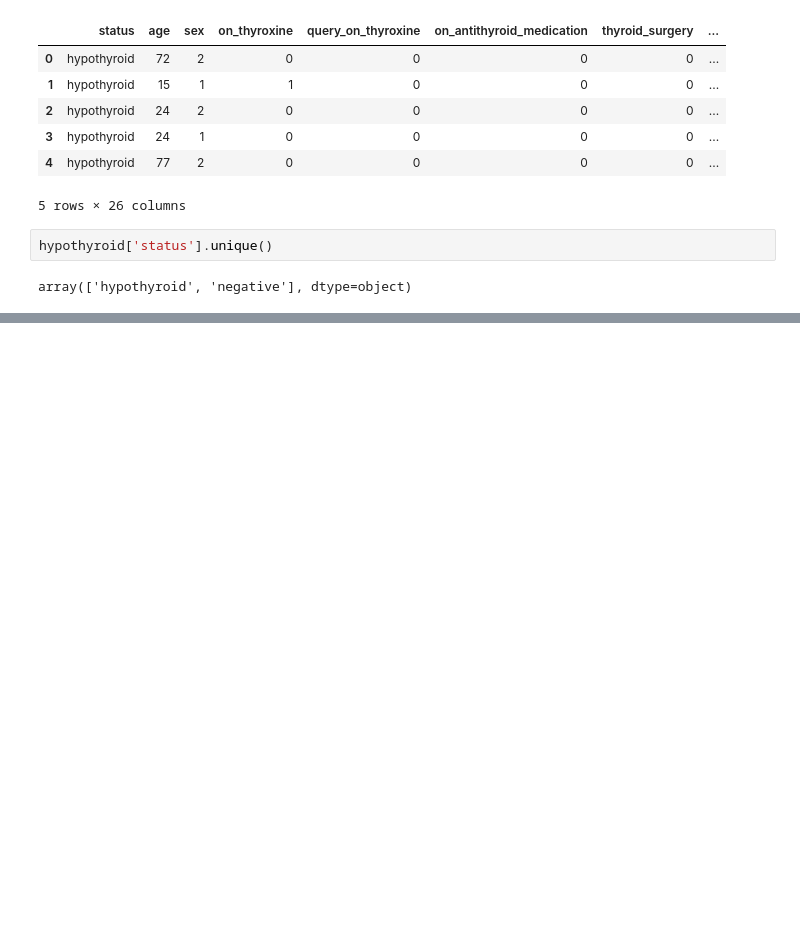
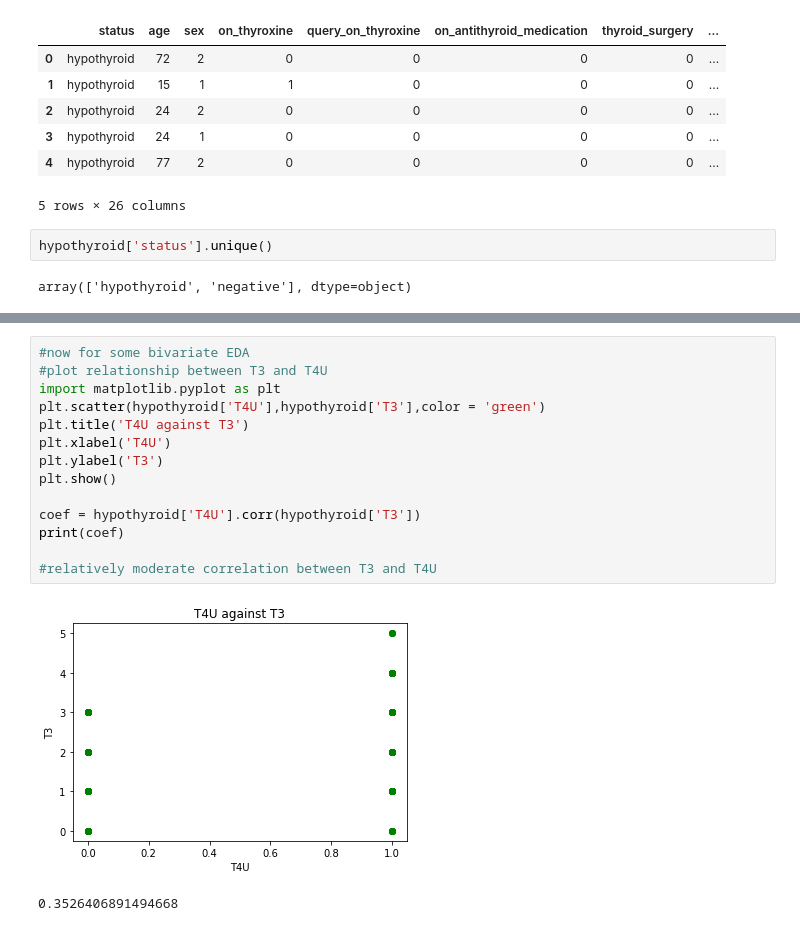
Before and after one commit to DaveChui/Machine-Learning-Algorithm-fro-Hyperthyroid-detection, a Jupyter notebook: Decision_Trees_and_SVM_Dave_Njoroge_IP.ipynb, the cells around one changed output, grey strips where cells are left out. Cells and saved outputs as stored; diff of their text form; blank space fills up the shorter version.

```diff
--- a/Decision_Trees_and_SVM_Dave_Njoroge_IP.ipynb
+++ b/Decision_Trees_and_SVM_Dave_Njoroge_IP.ipynb
@@ -267,0 +618,17 @@ obj_df.head()
+# %%
+#now for some bivariate EDA
+#plot relationship between T3 and T4U
+import matplotlib.pyplot as plt
+plt.scatter(hypothyroid['T4U'],hypothyroid['T3'],color = 'green')
+plt.title('T4U against T3')
+plt.xlabel('T4U')
+plt.ylabel('T3')
+plt.show()
+
+coef = hypothyroid['T4U'].corr(hypothyroid['T3'])
+print(coef)
+
+#relatively moderate correlation between T3 and T4U
+# %% [output]
+[figure, added]
+0.3526406891494668
```
Also changed, not shown: parts of 48 cells of this notebook.
